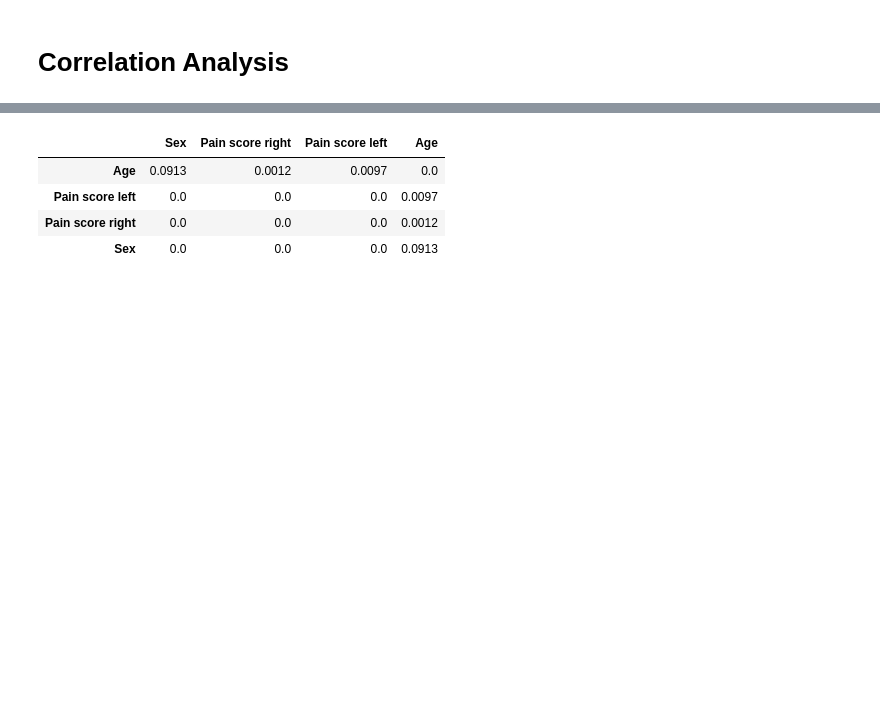
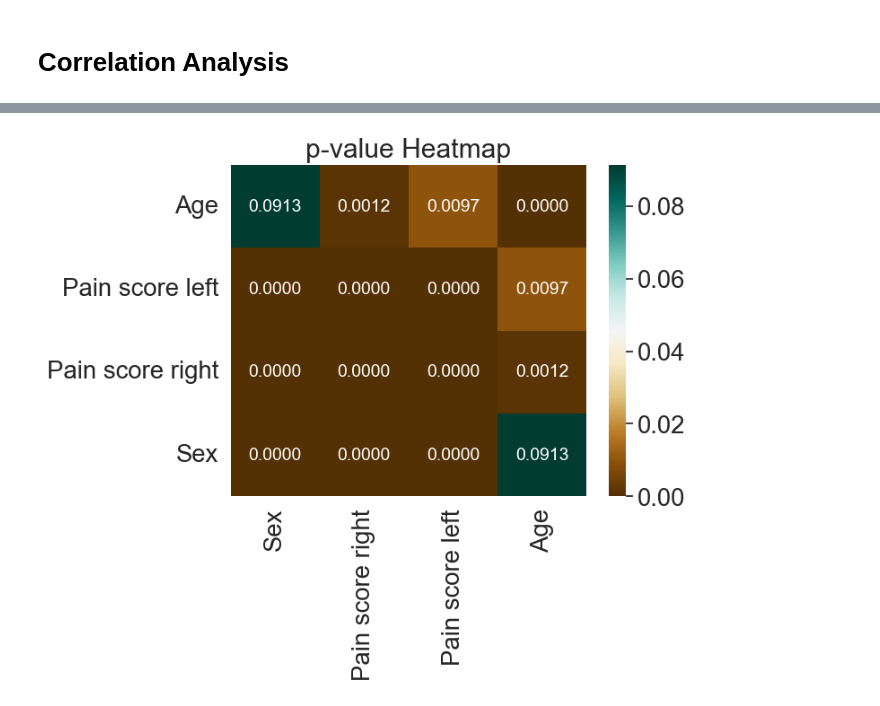
Before and after one commit to a-lundsgaard/XAI-in-Medical-Image-Analysis, a Jupyter notebook: notebooks/knee_data_exploration.ipynb, the cells around one changed output, grey strips where cells are left out. Saved outputs shown, nothing was run; the diff lists cells and outputs as text; code cells hidden in the pictures; blank space fills up the shorter version.

```diff
--- a/notebooks/knee_data_exploration.ipynb
+++ b/notebooks/knee_data_exploration.ipynb
@@ -82,11 +82,9 @@ def calculate_pvalues(df):
             tmp = df[df[r].notnull() & df[c].notnull()]
             pvalues[r][c] = round(pearsonr(tmp[r], tmp[c])[1], 4)
     return pvalues
-# %%
-calculate_pvalues(data)
-# %% [output]
-|  | Sex | Pain score right | Pain score left | Age |
-| Age | 0.0913 | 0.0012 | 0.0097 | 0.0 |
-| Pain score left | 0.0 | 0.0 | 0.0 | 0.0097 |
-| Pain score right | 0.0 | 0.0 | 0.0 | 0.0012 |
-| Sex | 0.0 | 0.0 | 0.0 | 0.0913 |
+# %%
+sns.heatmap(calculate_pvalues(data).astype(float), annot=True, annot_kws={"size": 14}, cmap='BrBG', fmt=".4f")
+plt.title('p-value Heatmap')
+plt.show()
+# %% [output]
+[figure, added]
```
Also changed, not shown: parts of 1 cell of this notebook.
